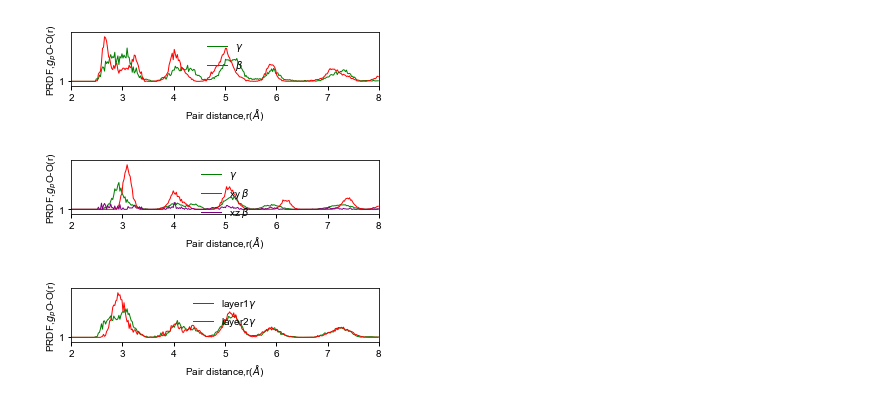
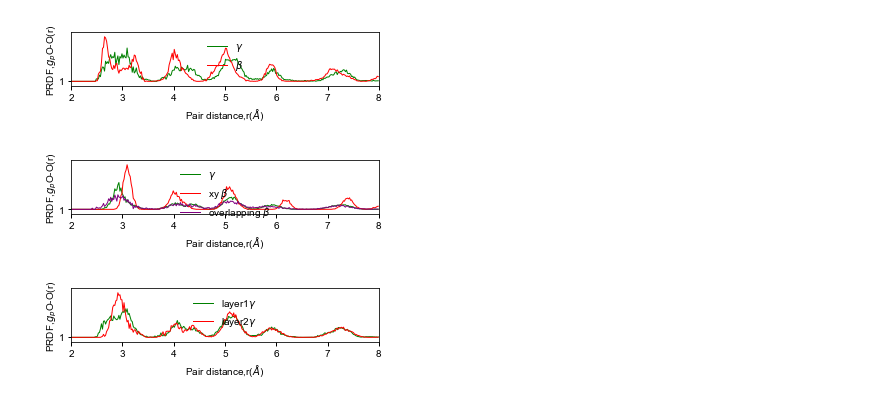
Before and after one commit to HE-RU10/ga2o3, a Jupyter notebook: alpha.ipynb, the cells around one changed output. Drawn from its saved outputs; the diff is of its cells as text; code cells hidden in the pictures.

```diff
--- a/alpha.ipynb
+++ b/alpha.ipynb
@@ -90,31 +90,32 @@ plt.margins(y=0.1)
 # %%
 #gama vs beta ordf xy layer
 path='/home/heruhe/Desktop/Ga2o3/relaxed_dataframes/'
 fn=path+'ordf_xy_layer_gamma'
 Ordf_alpha=pd.read_csv(fn, sep=' ',skiprows=1)
 plt.plot(Ordf_alpha.iloc[:,0],Ordf_alpha.iloc[:,1],label=r'$\gamma$',linewidth=1,color='green')
 
 fn=path+'ordf_xy_layer_beta'
 Ordf_alpha=pd.read_csv(fn, sep=' ',skiprows=1)
 plt.plot(Ordf_alpha.iloc[:,0],Ordf_alpha.iloc[:,1],label=r'xy $\beta$',linewidth=1,color='red')
-fn=path+'ordf_xz_beta'
+#fn=path+'ordf_xz_beta'
+fn='/home/heruhe/Desktop/Ga2o3/cascade/5type_overlapping/cascade_anneal/ordf_xy_layer_beta_overlapping3'
 Ordf_alpha=pd.read_csv(fn, sep=' ',skiprows=1)
-plt.plot(Ordf_alpha.iloc[:,0],Ordf_alpha.iloc[:,1],label=r'xz $\beta$',linewidth=1,color='purple')
+plt.plot(Ordf_alpha.iloc[:,0],Ordf_alpha.iloc[:,1],label=r'overlapping $\beta$',linewidth=1,color='purple')
 plt.xlim([2, 8])
 plt.ylabel('PRDF,$g_{p}$O-O(r)', labelpad=-0, fontsize=10)
 plt.xlabel('Pair distance,r($\AA$)',fontsize=10)
 plt.rcParams["figure.figsize"] = (14/2.54,2.5/2.54)
 plt.rcParams["font.family"] = "arial"
 plt.xticks(fontsize=10)
 plt.tick_params(width=1)
 plt.yticks(fontsize=10)
 plt.legend(fontsize=10, loc='upper center',frameon=False)
 #plt.yticks([])
 plt.yticks([1],fontsize=10)
 plt.margins(x=0)
 plt.margins(y=0.1)
 # %% [output]
-[figure, old version]
+[figure, new version]
 # %%
 #gama  ordf xy layer
 path='/home/heruhe/Desktop/Ga2o3/relaxed_dataframes/'
```
